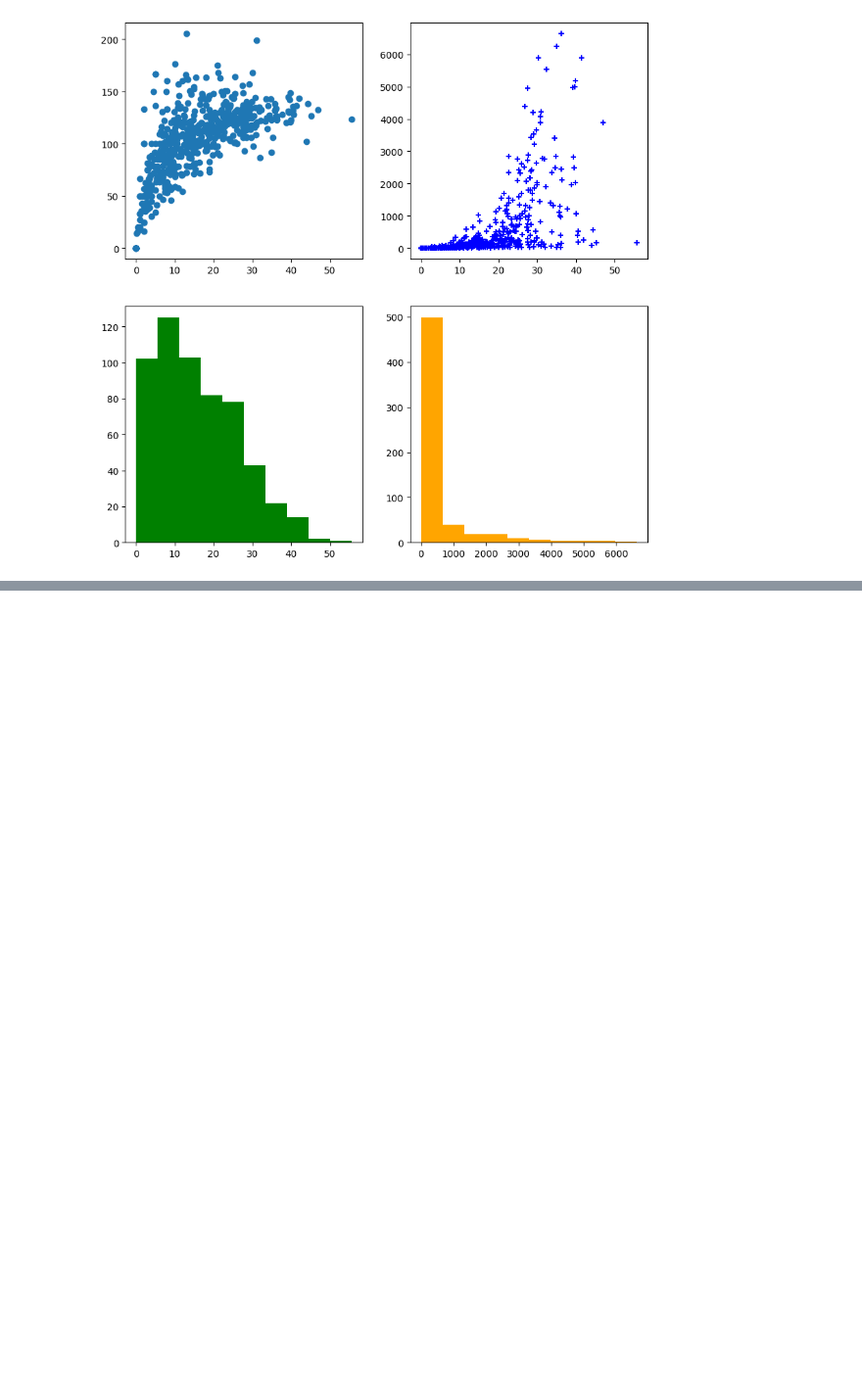
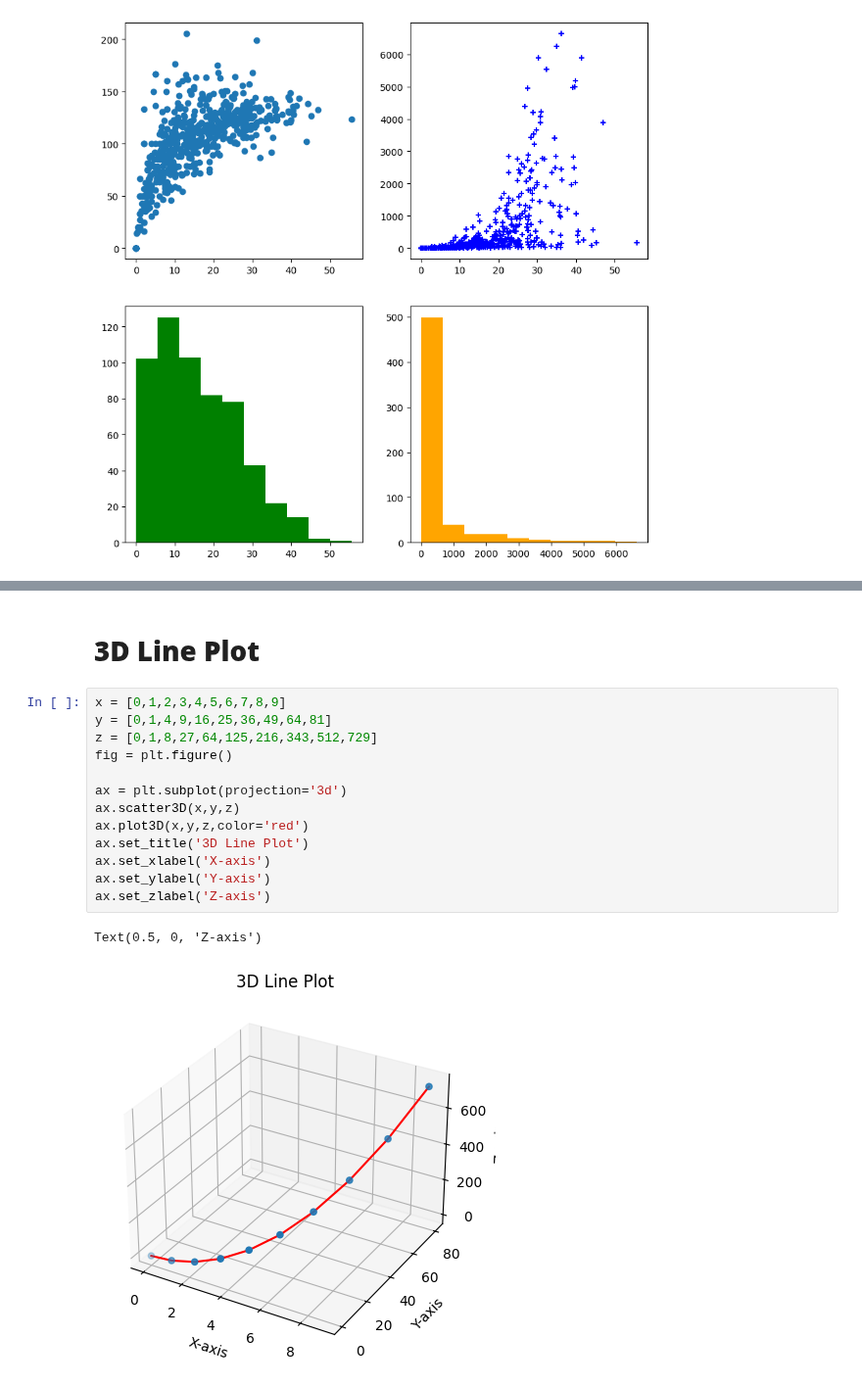
Before and after one commit to Saifullah785/Python_for_Data_Science, a Jupyter notebook: Matplotlib-for-Data-Science/Class_02_advanced_Matplotlib.ipynb, the cells around one changed output, grey strips where cells are left out. Shown at 98% size. Cells and saved outputs as stored; diff of their text form; blank space fills up the shorter version.

```diff
--- a/Matplotlib-for-Data-Science/Class_02_advanced_Matplotlib.ipynb
+++ b/Matplotlib-for-Data-Science/Class_02_advanced_Matplotlib.ipynb
@@ -231,0 +247,18 @@ fig.show()
+# %% [markdown]
+# **3D Line Plot**
+# %%
+x = [0,1,2,3,4,5,6,7,8,9]
+y = [0,1,4,9,16,25,36,49,64,81]
+z = [0,1,8,27,64,125,216,343,512,729]
+fig = plt.figure()
+
+ax = plt.subplot(projection='3d')
+ax.scatter3D(x,y,z)
+ax.plot3D(x,y,z,color='red')
+ax.set_title('3D Line Plot')
+ax.set_xlabel('X-axis')
+ax.set_ylabel('Y-axis')
+ax.set_zlabel('Z-axis')
+# %% [output]
+Text(0.5, 0, 'Z-axis')
+[figure, added]
```
Also changed, not shown: parts of 48 cells of this notebook.
